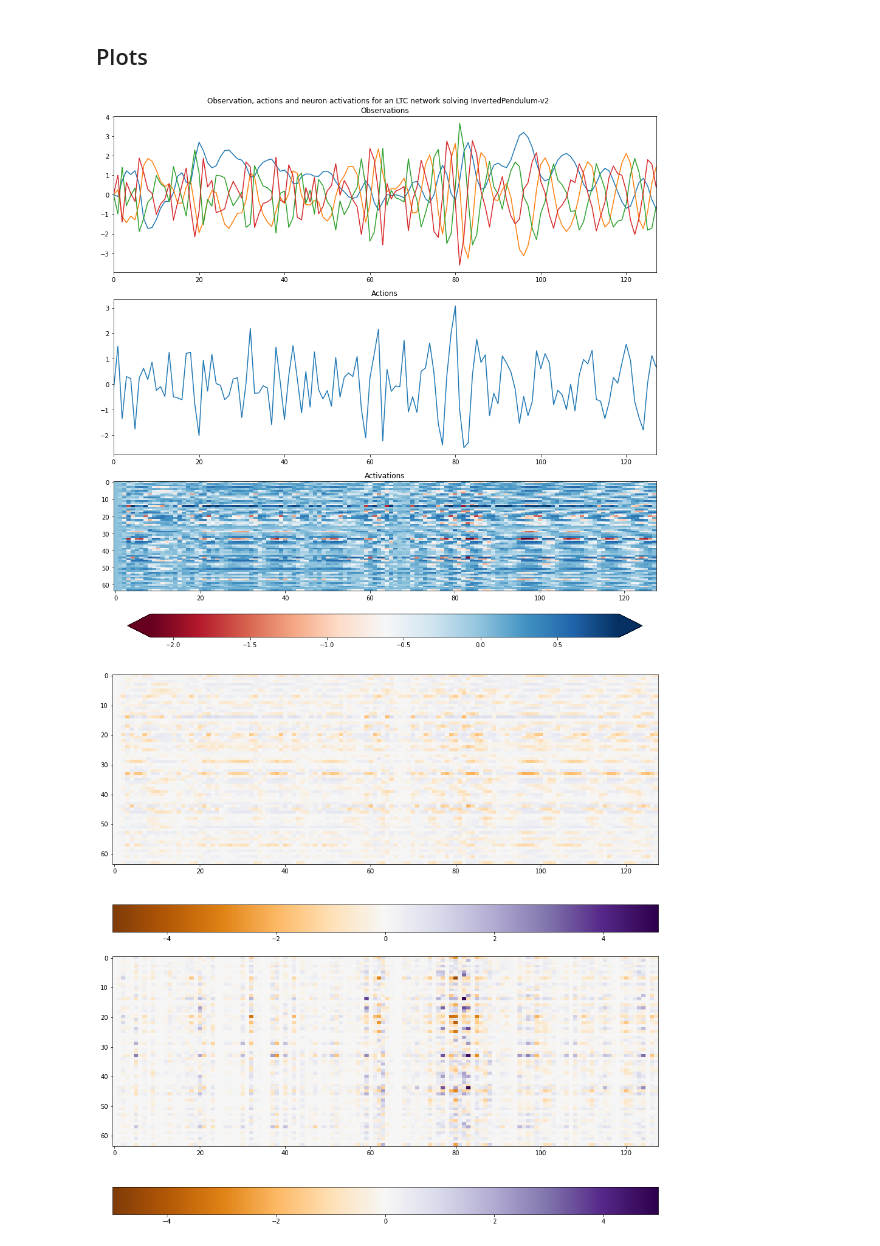
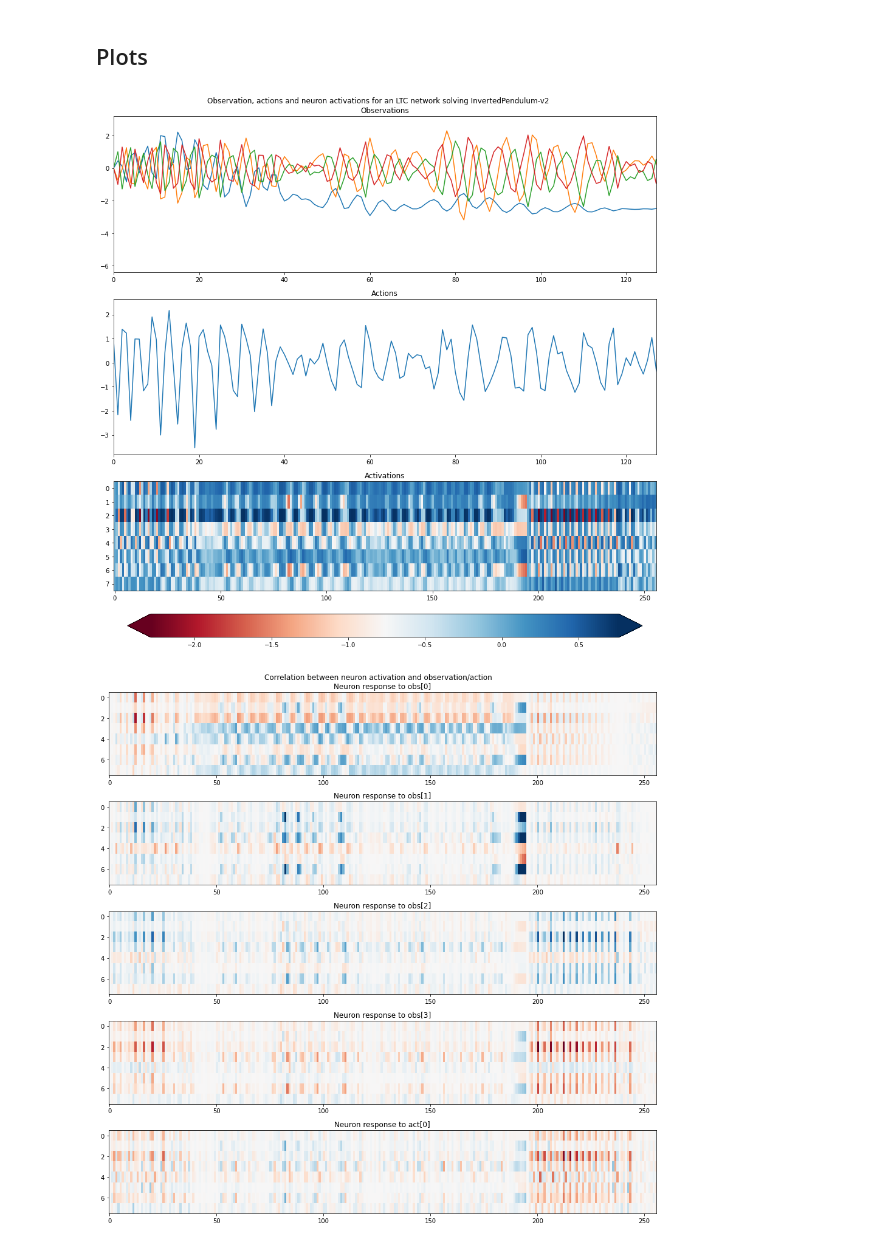
Before and after one commit to RenardDesNeiges/CTNN_Policies_DERL, a Jupyter notebook: eval_and_plot.ipynb, the cells around one changed output. Saved outputs shown, nothing was run; the diff lists cells and outputs as text; code cells hidden in the pictures.

Commit message:
LTC Cell vizualization experiments, 8 neuron LTC example

```diff
--- a/eval_and_plot.ipynb
+++ b/eval_and_plot.ipynb
@@ -14,9 +17,10 @@ from types import SimpleNamespace
 # %%
 tf.enable_eager_execution()
 
-logdir = "logdir/ltc/inv_pendulum_cat"
-eval_steps = 128
+logdir = "logdir/ltc/inv_pendulum_8"
+eval_steps = 256
 render = True
+
 
 
 run_args = parse_arg_archive(logdir + '/args.txt')
@@ -32,5 +36,4 @@ model = ContinuousActorCriticModel(env.observation_space.shape,
 model.load_weights(logdir+'/model') # load the weights from the logged policy
 policy_object = ActorCriticPolicy(model)
 runner = EvalRunner(env, policy_object, eval_steps, render)
-trajectory = runner.get_next()
 # %% [output]
@@ -78,29 +85,40 @@ cbar = fig.colorbar(activations, ax=axs[2],orientation="horizontal", extend='bot
 
 fig.tight_layout()
 # %% [output]
-[figure, old version]
+[figure, new version]
 # %%
 # plt.rcParams["figure.figsize"]=13,13
 
 obs = trajectory['observations']
 act = trajectory['actions']
-
 policy_states = trajectory['states'][:,0,0,:]
-fig, axs = plt.subplots(2,1)
+fig, axs = plt.subplots(5,1)
 
 act_neuron = np.transpose(policy_states)
 
-state_1_corr = act_neuron*act[:,0]
+state_0_corr = act_neuron*obs[:,0]
+state_1_corr = act_neuron*obs[:,1]
+state_2_corr = act_neuron*obs[:,2]
+state_3_corr = act_neuron*obs[:,3]
+act_corr = act_neuron*act[:,0]
 
 bounds = 5.
 
-activations_0 = axs[0].imshow(act_neuron,aspect="auto", cmap='PuOr',interpolation = 'nearest',vmin=-bounds,vmax=bounds)
-activations_1 = axs[1].imshow(state_1_corr,aspect="auto", cmap='PuOr',interpolation = 'nearest',vmin=-bounds,vmax=bounds)
+_cmap = 'RdBu'
 
+activations_1 = axs[0].imshow(state_0_corr,aspect="auto", cmap=_cmap,interpolation = 'nearest',vmin=-bounds,vmax=bounds)
+axs[0].set_title("Neuron response to obs[0]")
+activations_1 = axs[1].imshow(state_1_corr,aspect="auto", cmap=_cmap,interpolation = 'nearest',vmin=-bounds,vmax=bounds)
+axs[1].set_title("Neuron response to obs[1]")
+activations_1 = axs[2].imshow(state_2_corr,aspect="auto", cmap=_cmap,interpolation = 'nearest',vmin=-bounds,vmax=bounds)
+axs[2].set_title("Neuron response to obs[2]")
+activations_1 = axs[3].imshow(state_3_corr,aspect="auto", cmap=_cmap,interpolation = 'nearest',vmin=-bounds,vmax=bounds)
+axs[3].set_title("Neuron response to obs[3]")
+activations_1 = axs[4].imshow(act_corr,aspect="auto", cmap=_cmap,interpolation = 'nearest',vmin=-bounds,vmax=bounds)
+axs[4].set_title("Neuron response to act[0]")
 
-cbar_0 = fig.colorbar(activations_0, ax=axs[0],orientation="horizontal")
-cbar_1 = fig.colorbar(activations_1, ax=axs[1],orientation="horizontal")
+fig.suptitle('Correlation between neuron activation and observation/action')
 
 fig.tight_layout()
 # %% [output]
-[figure, old version]
+[figure, new version]
```
Also changed, not shown: parts of 8 cells of this notebook, 5 other files.
